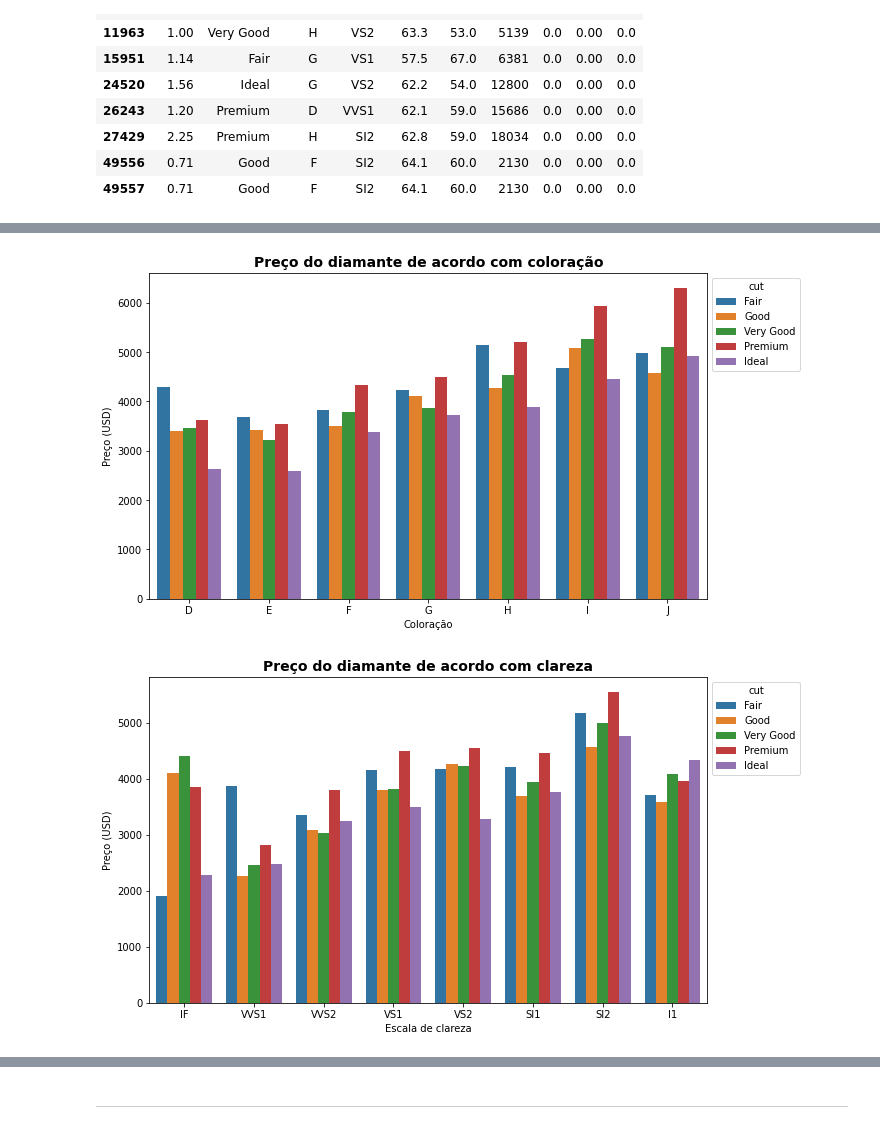
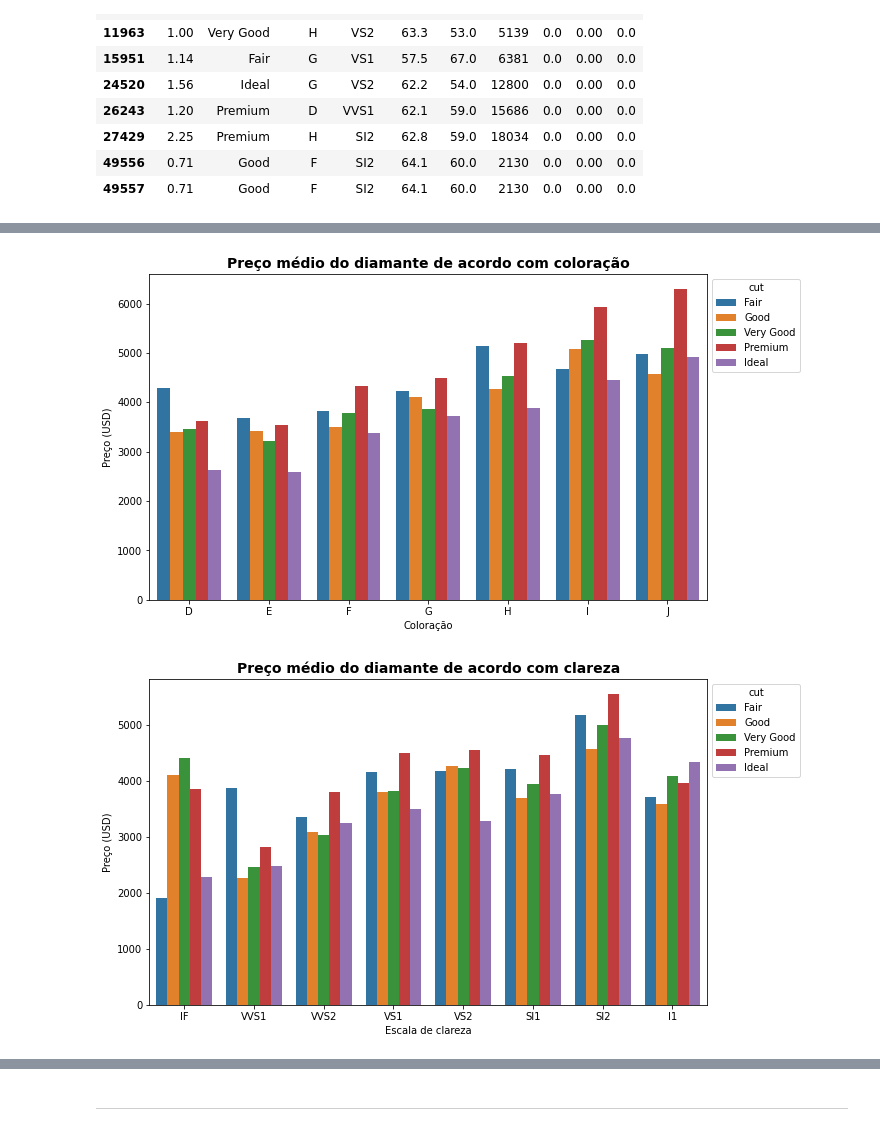
Before and after one commit to anamilanezi/ebac-dados, a Jupyter notebook: exercicios/em14-visualizacao-de-dados-I.ipynb, the cells around one changed output, grey strips where cells are left out. Drawn from its saved outputs; the diff is of its cells as text; code cells hidden in the pictures.

```diff
--- a/exercicios/em14-visualizacao-de-dados-I.ipynb
+++ b/exercicios/em14-visualizacao-de-dados-I.ipynb
@@ -125,26 +126,26 @@ ordem_corte = ["Fair", "Good", "Very Good", "Premium", "Ideal"]
 # %%
 # gráfico do exercício 1
-import matplotlib.pyplot as plt
 
 
-diamonds = sns.barplot(data=data, x="color", y="price", hue="cut", hue_order=ordem_corte, ci=None)
+diamonds = sns.barplot(data=data, x="color", y="price", hue="cut", hue_order=ordem_corte, ci=None, errwidth=0)
 sns.move_legend(diamonds, "upper left", bbox_to_anchor=(1, 1))
-diamonds.set_title("Preço do diamante de acordo com coloração", fontsize=14, fontweight="bold");
+diamonds.set_title("Preço médio do diamante de acordo com coloração", fontsize=14, fontweight="bold");
 diamonds.set(xlabel="Coloração", ylabel="Preço (USD)")
 diamonds.figure.set_size_inches(10,6)
 
+
 # Coloração H apresenta valores semelhantes entre corte "fair" e "premium"
 # Coloração D tem maior valor para corte "fair"
 # %% [output]
-[figure, old version]
+[figure, new version]
 # %%
 
 diamonds_2 = sns.barplot(data=data, x="clarity", y="price", hue="cut", hue_order=ordem_corte, ci=None)
 sns.move_legend(diamonds_2, "upper left", bbox_to_anchor=(1, 1))
-diamonds_2.set_title("Preço do diamante de acordo com clareza", fontsize=14, fontweight="bold");
+diamonds_2.set_title("Preço médio do diamante de acordo com clareza", fontsize=14, fontweight="bold");
 diamonds_2.set(xlabel="Escala de clareza", ylabel="Preço (USD)")
 diamonds_2.figure.set_size_inches(10,6)
 
 # Diamantes com qualidade "Fair" atingem valores semelhantes aos de qualidade "Premium" com classificação SI2 de clareza, ultrapassam para "WS1"
 # %% [output]
-[figure, old version]
+[figure, new version]
```
Also changed, not shown: parts of 12 cells of this notebook.
